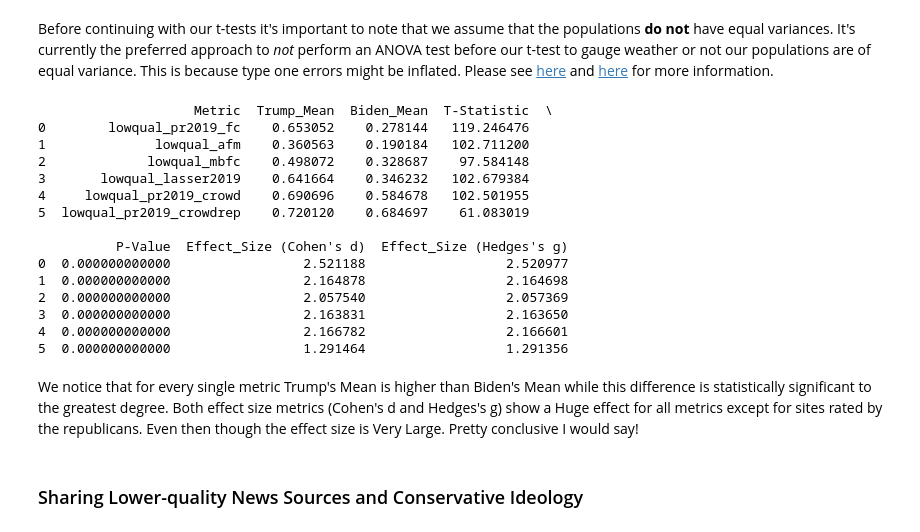
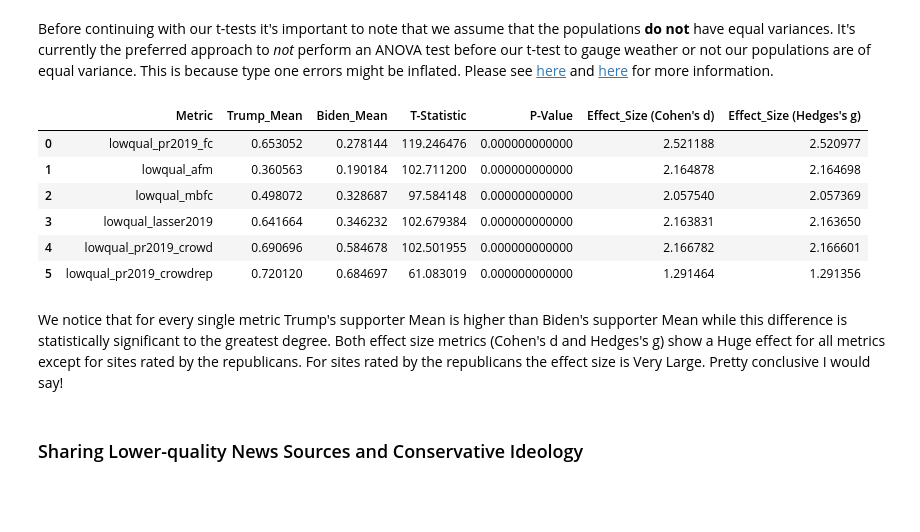
Before and after one commit to panos1b/Social-Media-Sanctions-and-Misinformation-Sharing, a Jupyter notebook: differences_misinformation_solution.ipynb, the cells around one changed output. Drawn from its saved outputs; the diff is of its cells as text; code cells hidden in the pictures; blank space fills up the shorter version.

```diff
--- a/differences_misinformation_solution.ipynb
+++ b/differences_misinformation_solution.ipynb
@@ -212,51 +214,43 @@ results = []
 for metric in metrics:
     # Split data into two groups based on `politics_hashtag`
     trump_group = data[data[grouping_variable] == 1][metric].dropna()
     biden_group = data[data[grouping_variable] == 0][metric].dropna()
 
     # Welch's T-test as we assume non equal variances
     t_stat, p_value = ttest_ind(trump_group, biden_group, equal_var=False)
 
     # Calculate Cohen's d
     effect_size_d = cohens_d(trump_group, biden_group)
 
     # Calculate hedges's g
     effect_size_g = hedges_g(trump_group, biden_group)
 
     # Store results
     results.append({
         'Metric': metric,
         'Trump_Mean': trump_group.mean(),
         'Biden_Mean': biden_group.mean(),
         'T-Statistic': t_stat,
         'P-Value': f"{p_value:.12f}",
         'Effect_Size (Cohen\'s d)': effect_size_d,
         'Effect_Size (Hedges\'s g)': effect_size_g
     })
 
 # Convert results to DataFrame for display
 results_logit_df = pd.DataFrame(results)
 
 # Display results
-print(results_logit_df)
+results_logit_df
 # %% [output]
-                    Metric  Trump_Mean  Biden_Mean  T-Statistic  \
-0        lowqual_pr2019_fc    0.653052    0.278144   119.246476
-1              lowqual_afm    0.360563    0.190184   102.711200
-2             lowqual_mbfc    0.498072    0.328687    97.584148
-3       lowqual_lasser2019    0.641664    0.346232   102.679384
-4     lowqual_pr2019_crowd    0.690696    0.584678   102.501955
-5  lowqual_pr2019_crowdrep    0.720120    0.684697    61.083019
-
-          P-Value  Effect_Size (Cohen's d)  Effect_Size (Hedges's g)
-0  0.000000000000                 2.521188                  2.520977
-1  0.000000000000                 2.164878                  2.164698
-2  0.000000000000                 2.057540                  2.057369
-3  0.000000000000                 2.163831                  2.163650
-4  0.000000000000                 2.166782                  2.166601
-5  0.000000000000                 1.291464                  1.291356
+|  | Metric | Trump_Mean | Biden_Mean | T-Statistic | P-Value | Effect_Size (Cohen's d) | Effect_Size (Hedges's g) |
+| 0 | lowqual_pr2019_fc | 0.653052 | 0.278144 | 119.246476 | 0.000000000000 | 2.521188 | 2.520977 |
+| 1 | lowqual_afm | 0.360563 | 0.190184 | 102.711200 | 0.000000000000 | 2.164878 | 2.164698 |
+| 2 | lowqual_mbfc | 0.498072 | 0.328687 | 97.584148 | 0.000000000000 | 2.057540 | 2.057369 |
+| 3 | lowqual_lasser2019 | 0.641664 | 0.346232 | 102.679384 | 0.000000000000 | 2.163831 | 2.163650 |
+| 4 | lowqual_pr2019_crowd | 0.690696 | 0.584678 | 102.501955 | 0.000000000000 | 2.166782 | 2.166601 |
+| 5 | lowqual_pr2019_crowdrep | 0.720120 | 0.684697 | 61.083019 | 0.000000000000 | 1.291464 | 1.291356 |
 # %% [markdown]
-We notice that for every single metric Trump's Mean is higher than Biden's Mean while this difference is statistically significant to the greatest degree. Both effect size metrics (Cohen's d and Hedges's g) show a Huge effect for all metrics except for sites rated by the republicans. Even then though the effect size is Very Large. Pretty conclusive I would say!
+We notice that for every single metric Trump's supporter Mean is higher than Biden's supporter Mean while this difference is statistically significant to the greatest degree. Both effect size metrics (Cohen's d and Hedges's g) show a Huge effect for all metrics except for sites rated by the republicans. For sites rated by the republicans the effect size is Very Large. Pretty conclusive I would say!
 # %% [markdown]
 ### Sharing Lower-quality News Sources and Conservative Ideology
 # %% [markdown]
```
Also changed, not shown: parts of 4 cells of this notebook.
